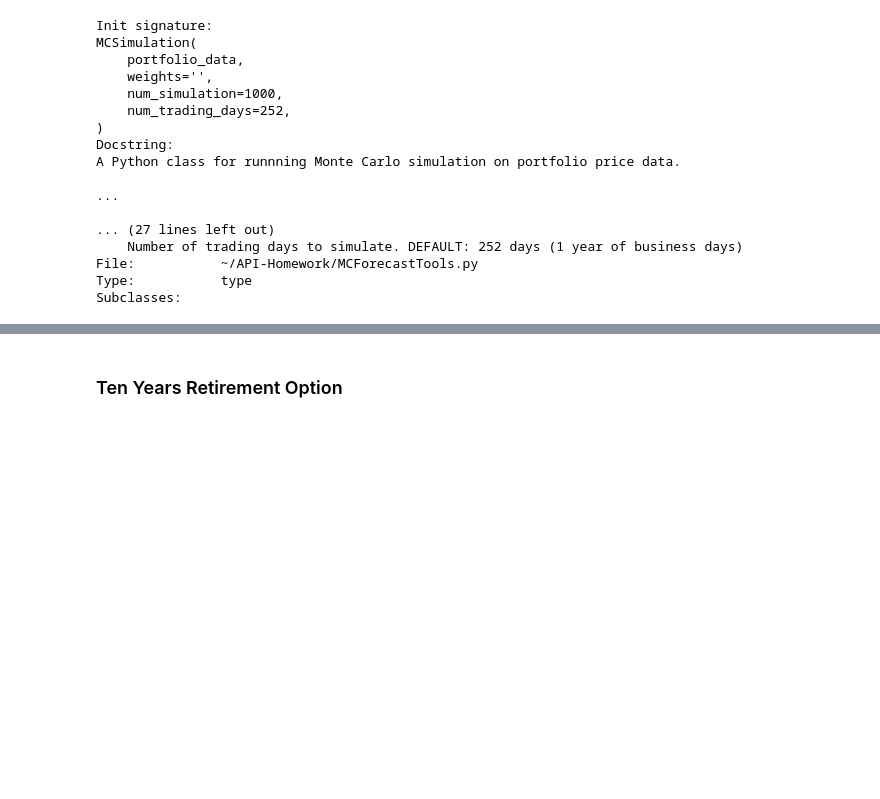
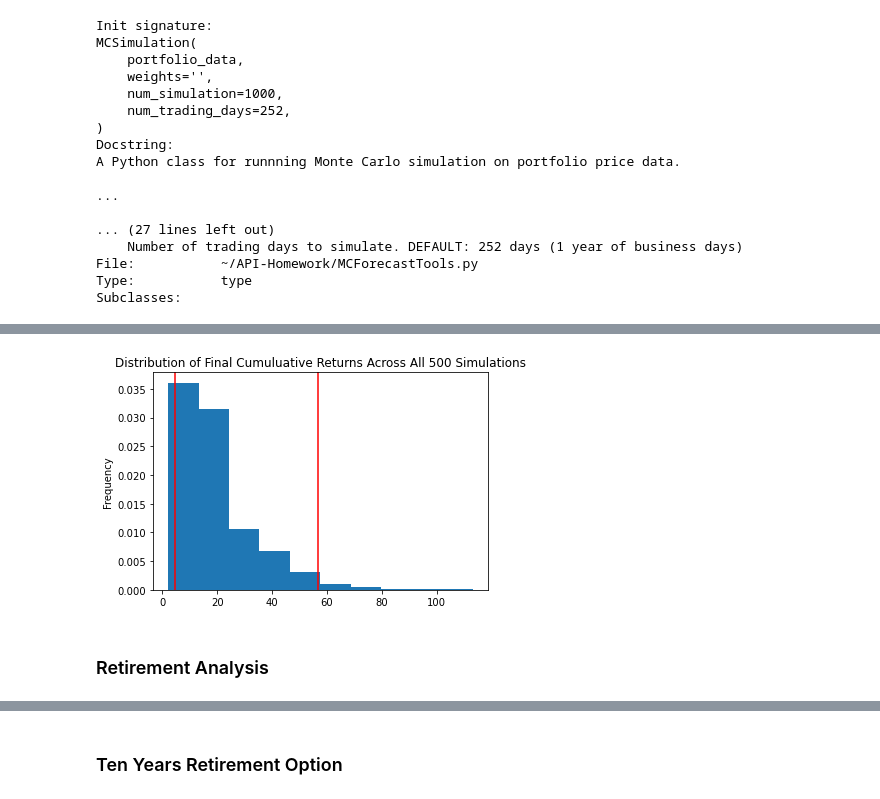
Before and after one commit to nbaronti/API-Homework, a Jupyter notebook: financial-planner.ipynb, the cells around one changed output, grey strips where cells are left out. Cells and saved outputs as stored; diff of their text form; code cells hidden in the pictures; blank space fills up the shorter version.

```diff
--- a/financial-planner.ipynb
+++ b/financial-planner.ipynb
@@ -257,0 +313,7 @@ Subclasses:
+# %%
+# Plot probability distribution and confidence intervals
+MC_30yr_dist_plot = MC_30yr_simulation.plot_distribution()
+# %% [output]
+[figure, added]
+# %% [markdown]
+### Retirement Analysis
```
Also changed, not shown: parts of 47 cells of this notebook.
